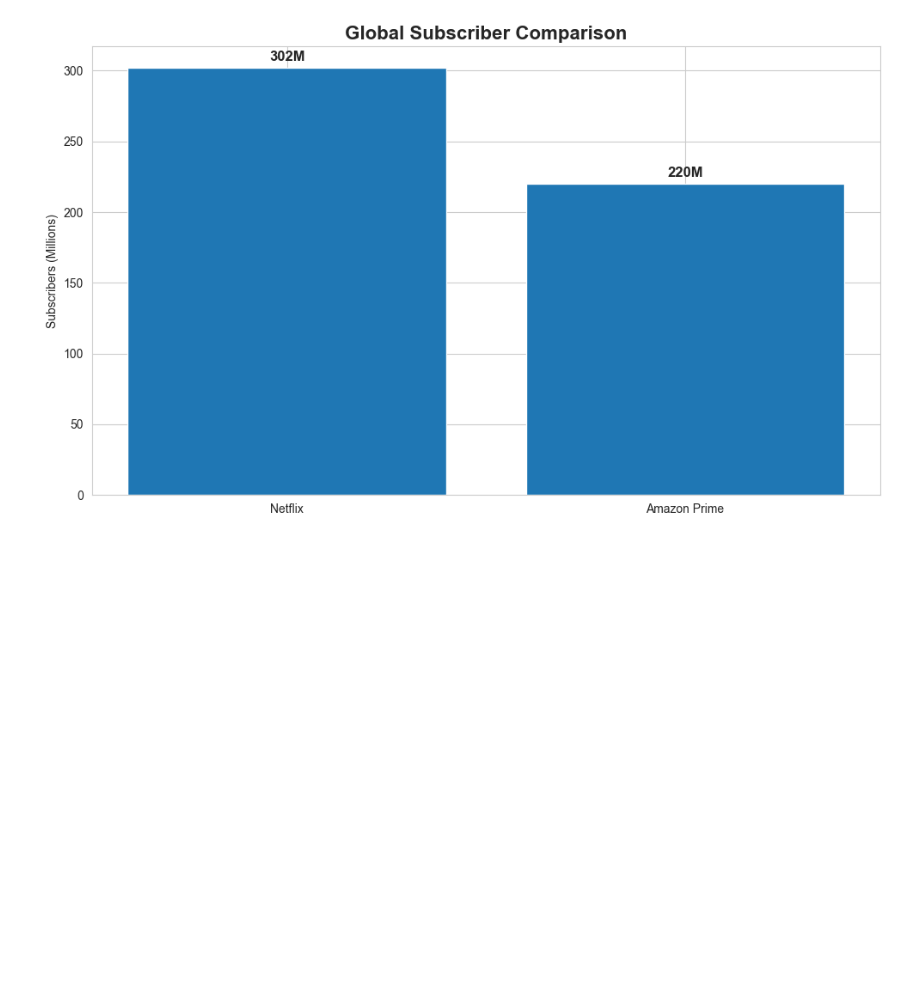
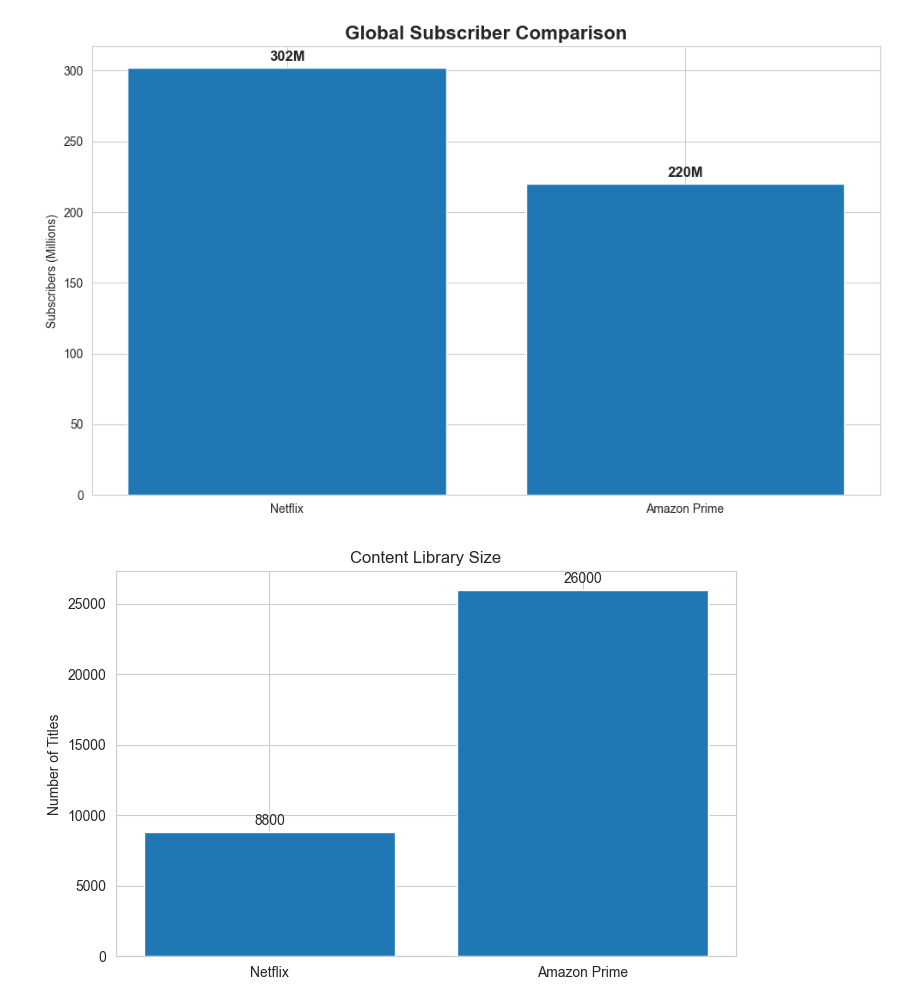
Before and after one commit to Piyushayush21/ML, a Jupyter notebook: analysis_/netflix_vs_prime.ipynb, the cells around one changed output. Drawn from its saved outputs; the diff is of its cells as text; code cells hidden in the pictures; blank space fills up the shorter version.

```diff
--- a/analysis_/netflix_vs_prime.ipynb
+++ b/analysis_/netflix_vs_prime.ipynb
@@ -602,3 +612,26 @@ plt.tight_layout()
 plt.show()
 # %% [output]
 [figure]
+# %%
+import pandas as pd
+import matplotlib.pyplot as plt
+
+data = {
+    "Platform": ["Netflix", "Amazon Prime"],
+    "Titles": [8800, 26000]
+}
+
+df = pd.DataFrame(data)
+
+plt.figure(figsize=(8,5))
+plt.bar(df["Platform"], df["Titles"])
+
+plt.title("Content Library Size")
+plt.ylabel("Number of Titles")
+
+for i,v in enumerate(df["Titles"]):
+    plt.text(i,v+500,str(v),ha='center')
+
+plt.show()
+# %% [output]
+[figure, added]
```
Also changed, not shown: parts of 3 cells of this notebook.
